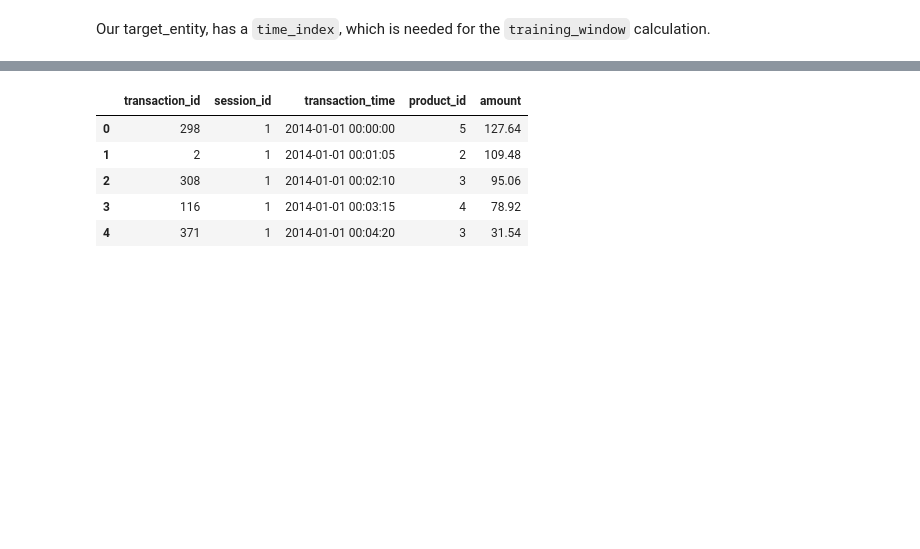
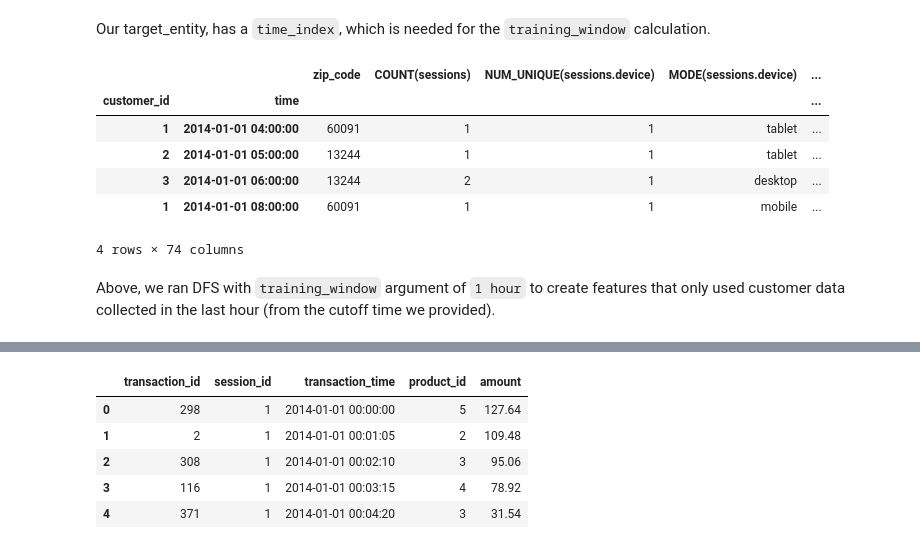
Before and after one commit to alteryx/featuretools, a Jupyter notebook: docs/source/guides/frequently_asked_questions.ipynb, the cells around one changed output, grey strips where cells are left out. Cells and saved outputs as stored; diff of their text form; code cells hidden in the pictures; blank space fills up the shorter version.

```diff
--- a/docs/source/guides/frequently_asked_questions.ipynb
+++ b/docs/source/guides/frequently_asked_questions.ipynb
@@ -580,3 +558,25 @@ es['customers'].time_index
 'join_date'
 # %% [markdown]
 Our target_entity, has a `time_index`, which is needed for the `training_window` calculation.
+# %%
+cutoff_times = pd.DataFrame()
+cutoff_times['customer_id'] = [1, 2, 3, 1]
+cutoff_times['time'] = pd.to_datetime(['2014-1-1 04:00', '2014-1-1 05:00', '2014-1-1 06:00', '2014-1-1 08:00'])
+cutoff_times['label'] = [True, True, False, True]
+
+feature_matrix, feature_defs = ft.dfs(entityset=es,
+                                      target_entity="customers",
+                                      cutoff_time=cutoff_times,
+                                      cutoff_time_in_index=True,
+                                      training_window="1 hour")
+feature_matrix.head()
+# %% [output]
+|  |  | zip_code | COUNT(sessions) | NUM_UNIQUE(sessions.device) | MODE(sessions.device) | ... |
+| customer_id | time |  |  |  |  | ... |
+| 1 | 2014-01-01 04:00:00 | 60091 | 1 | 1 | tablet | ... |
+| 2 | 2014-01-01 05:00:00 | 13244 | 1 | 1 | tablet | ... |
+| 3 | 2014-01-01 06:00:00 | 13244 | 2 | 1 | desktop | ... |
+| 1 | 2014-01-01 08:00:00 | 60091 | 1 | 1 | mobile | ... |
+4 rows × 74 columns
+# %% [markdown]
+Above, we ran DFS with `training_window` argument of `1 hour` to create features that only used customer data collected in the last hour (from the cutoff time we provided).
```
Also changed, not shown: parts of 95 cells of this notebook.
